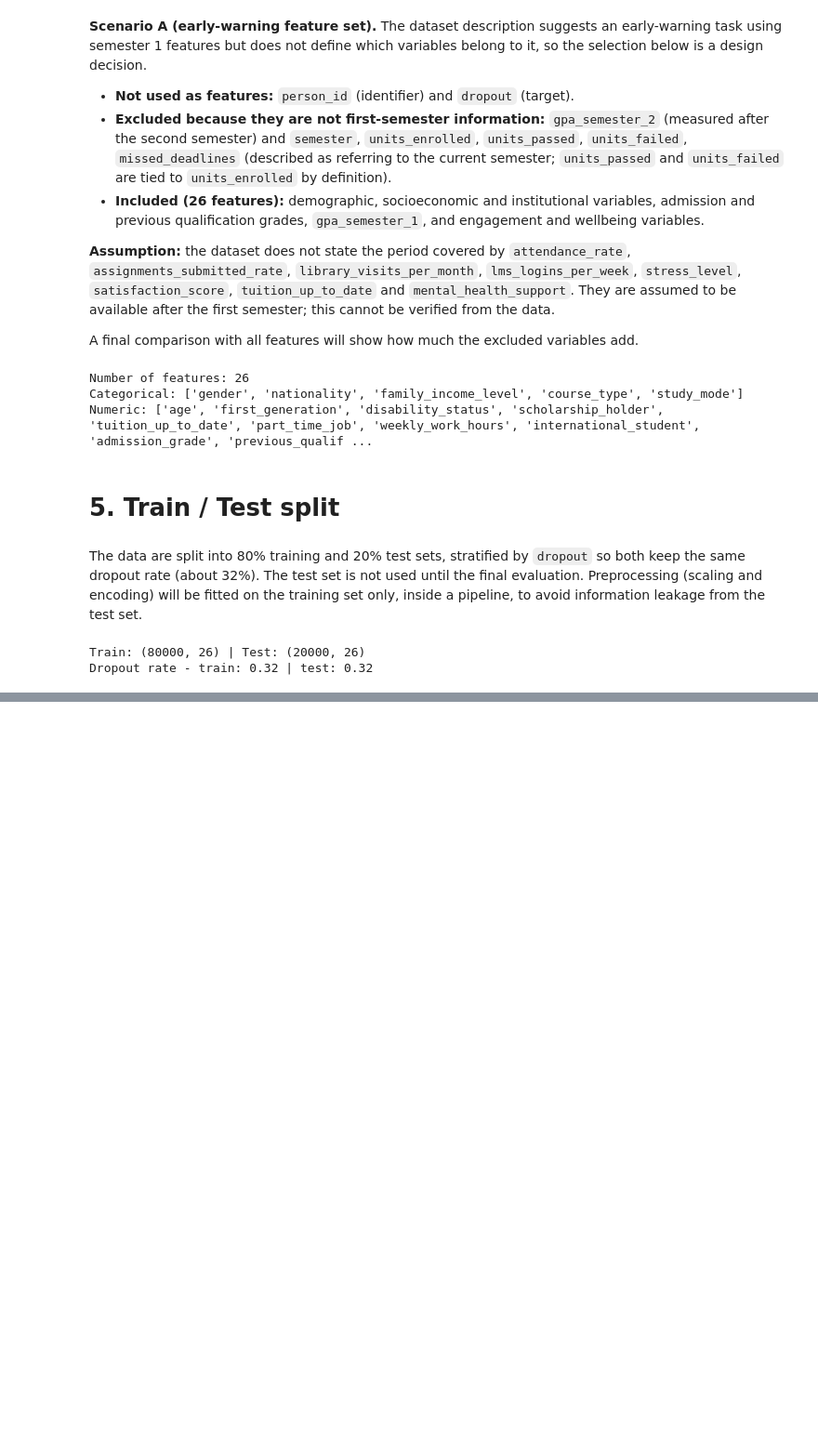
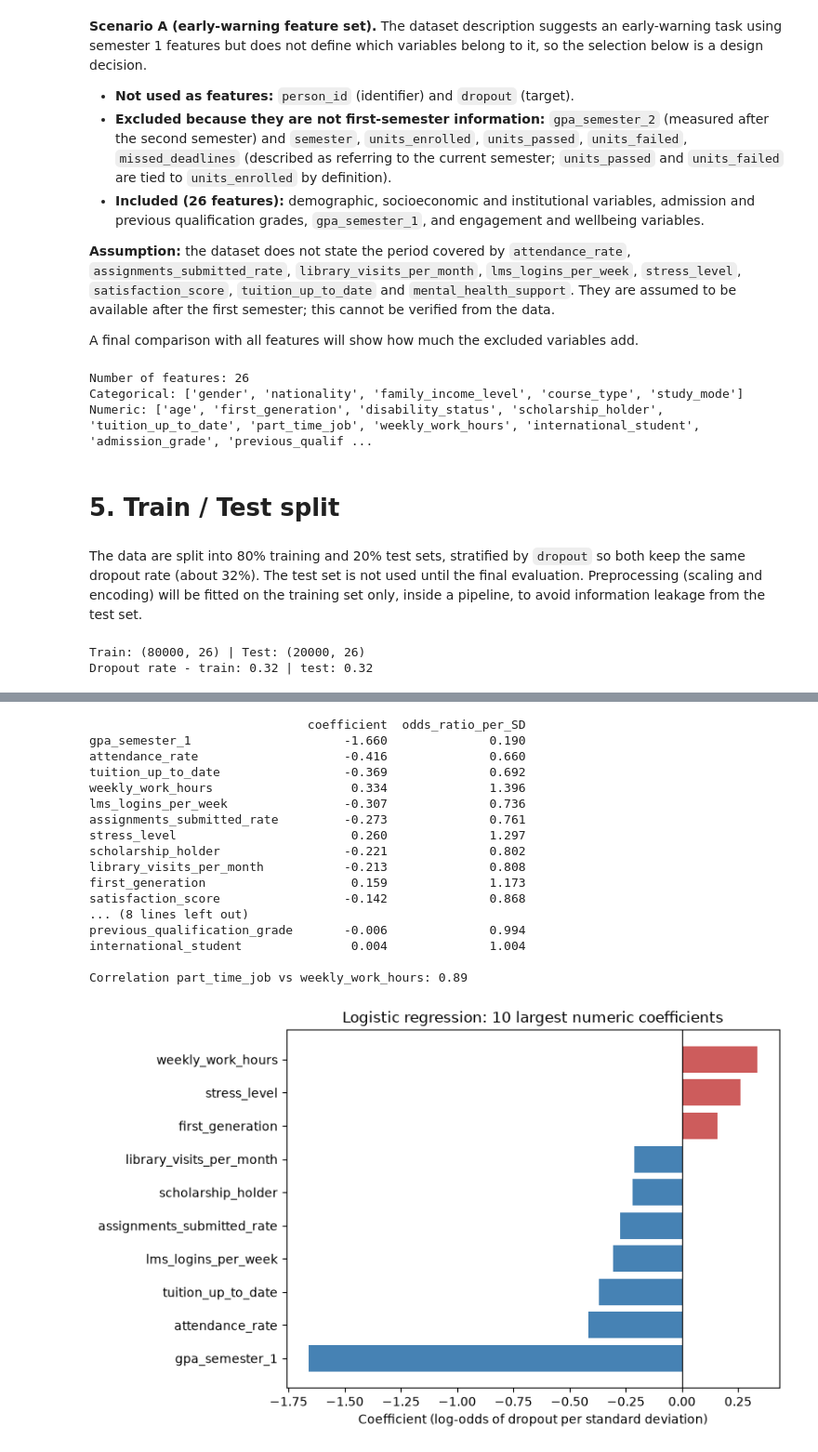
Before and after one commit to gnx-devx/academic-dropout-risk-analysis, a Jupyter notebook: notebooks/02_modeling.ipynb, the cells around one changed output, grey strips where cells are left out. Shown at 93% size. Drawn from its saved outputs; the diff is of its cells as text; code cells hidden in the pictures; blank space fills up the shorter version.

```diff
--- a/notebooks/02_modeling.ipynb
+++ b/notebooks/02_modeling.ipynb
@@ -71,0 +295,43 @@ Dropout rate - train: 0.32 | test: 0.32
+# %%
+feature_names = logreg.named_steps["preprocess"].get_feature_names_out()
+coefs = pd.Series(logreg.named_steps["model"].coef_[0], index=feature_names)
+coefs.index = [name.split("__", 1)[1] for name in coefs.index]
+
+# Numeric features: coefficient and odds ratio per one standard deviation
+num_coefs = coefs[num_features].sort_values(key=abs, ascending=False)
+print(pd.DataFrame({"coefficient": num_coefs, "odds_ratio_per_SD": np.exp(num_coefs)}).round(3))
+
+# Check the relation between the two work variables
+print("\nCorrelation part_time_job vs weekly_work_hours:",
+      round(df["part_time_job"].corr(df["weekly_work_hours"]), 2))
+
+# Plot: 10 numeric features with the largest absolute coefficient
+plot_data = num_coefs.head(10).sort_values()
+plt.figure(figsize=(8, 5))
+plt.barh(plot_data.index, plot_data.values,
+         color=np.where(plot_data.values > 0, "indianred", "steelblue"))
+plt.axvline(0, color="black", linewidth=0.8)
+plt.title("Logistic regression: 10 largest numeric coefficients")
+plt.xlabel("Coefficient (log-odds of dropout per standard deviation)")
+plt.tight_layout()
+plt.savefig("../reports/figures/logreg_coefficients.png", dpi=150)
+plt.show()
+# %% [output]
+                              coefficient  odds_ratio_per_SD
+gpa_semester_1                     -1.660              0.190
+attendance_rate                    -0.416              0.660
+tuition_up_to_date                 -0.369              0.692
+weekly_work_hours                   0.334              1.396
+lms_logins_per_week                -0.307              0.736
+assignments_submitted_rate         -0.273              0.761
+stress_level                        0.260              1.297
+scholarship_holder                 -0.221              0.802
+library_visits_per_month           -0.213              0.808
+first_generation                    0.159              1.173
+satisfaction_score                 -0.142              0.868
+... (8 lines left out)
+previous_qualification_grade       -0.006              0.994
+international_student               0.004              1.004
+
+Correlation part_time_job vs weekly_work_hours: 0.89
+[figure, added]
```
Also changed, not shown: parts of 29 cells of this notebook, 3 other files.
